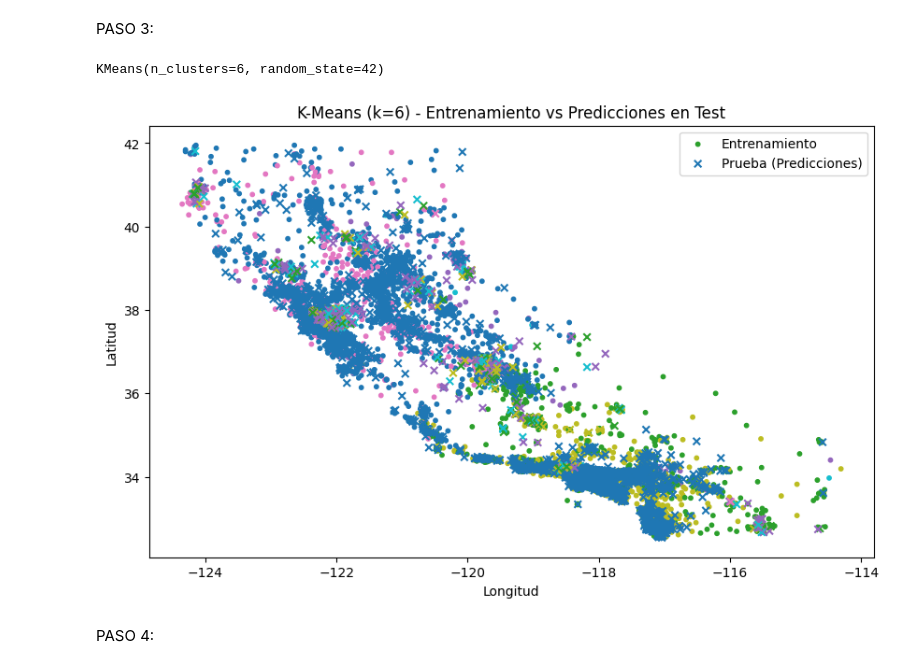
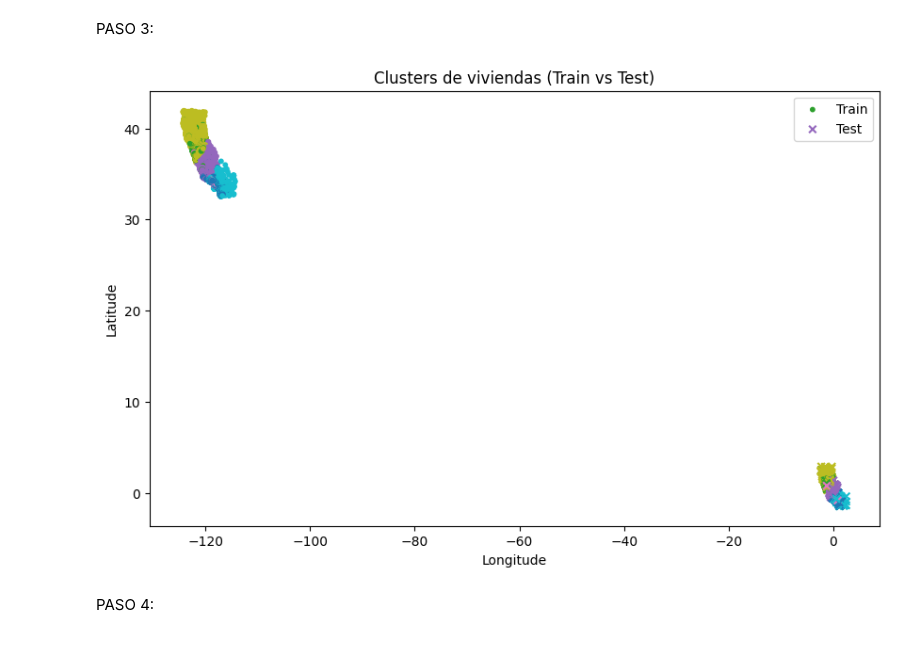
Before and after one commit to monikaguilar/K-Medias, a Jupyter notebook: src/explore.ipynb, the cells around one changed output. Drawn from its saved outputs; the diff is of its cells as text; code cells hidden in the pictures.

```diff
--- a/src/explore.ipynb
+++ b/src/explore.ipynb
@@ -88,46 +63,28 @@ plt.show()
 # %% [markdown]
 PASO 3:
-# %%
-from sklearn.model_selection import train_test_split
-
-# Dividir datos (usamos los datos escalados)
-X_train, X_test = train_test_split(X_scaled, test_size=0.2, random_state=42)
-
-# Entrenar K-Means con los datos de entrenamiento
-kmeans = KMeans(n_clusters=6, random_state=42)
-kmeans.fit(X_train)
-# %% [output]
-KMeans(n_clusters=6, random_state=42)
-# %%
-# Predecir en el conjunto de prueba
-y_pred_test = kmeans.predict(X_test)
-
-# Para graficar, necesitamos también las coordenadas originales
-# Por eso dividimos df para obtener sus latitudes y longitudes correspondientes
-df_train, df_test = train_test_split(df, test_size=0.2, random_state=42)
-
-# Agregar predicciones al df_test
-df_test = df_test.copy()
-df_test["Cluster_Pred"] = pd.Series(y_pred_test, dtype="category")
-
-# Graficar
-plt.figure(figsize=(10,6))
-
-# Datos de entrenamiento
-plt.scatter(df_train["Longitude"], df_train["Latitude"],
-            c=kmeans.labels_, cmap="tab10", s=10, label="Entrenamiento")
-
-# Datos de prueba (predichos)
-plt.scatter(df_test["Longitude"], df_test["Latitude"],
-            c=df_test["Cluster_Pred"].cat.codes, cmap="tab10",
-            s=30, marker="x", label="Prueba (Predicciones)")
-
-plt.xlabel("Longitud")
-plt.ylabel("Latitud")
-plt.title("K-Means (k=6) - Entrenamiento vs Predicciones en Test")
-plt.legend()
-plt.show()
-# %% [output]
-[figure, removed]
+# %%
+# Dividir en train/test en datos escalados
+from sklearn.model_selection import train_test_split
+
+X_train, X_test = train_test_split(X_scaled, test_size=0.2, random_state=42)
+
+# Predecir con el conjunto de test usando el modelo entrenado
+test_clusters = kmeans.predict(X_test)
+
+# Graficar: primero todo el dataset (train implícito)
+plt.figure(figsize=(10,6))
+plt.scatter(df['Longitude'], df['Latitude'], c=df['Cluster'], cmap='tab10', s=10, label="Train")
+
+# Ahora graficar puntos test encima (con forma distinta)
+plt.scatter(X_test[:,1], X_test[:,0],  # Ojo: X_scaled = [Latitude, Longitude, MedInc] => col 0=Lat, col 1=Lon
+            c=test_clusters, cmap='tab10', marker='x', s=30, label="Test")
+
+plt.xlabel("Longitude")
+plt.ylabel("Latitude")
+plt.title("Clusters de viviendas (Train vs Test)")
+plt.legend()
+plt.show()
+# %% [output]
+[figure, added]
 # %% [markdown]
 PASO 4:
```
Also changed, not shown: parts of 14 cells of this notebook, 2 other files.
